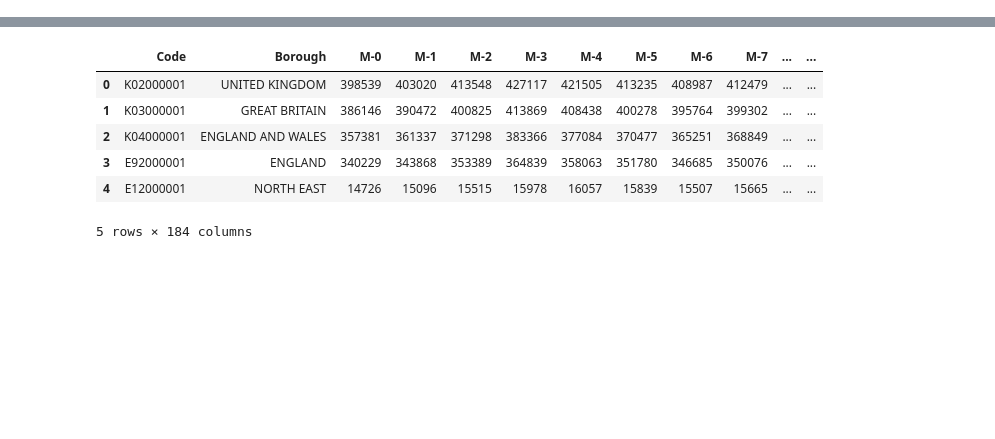
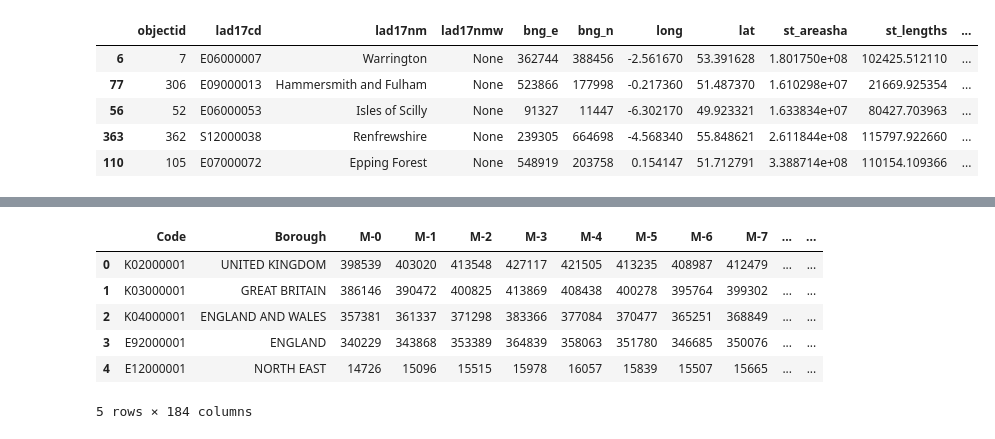
Before and after one commit to ninjananjo/Clothing-Store-Competition, a Jupyter notebook: Optimal Store Location/UK_population_by_demographics.ipynb, the cells around one changed output, grey strips where cells are left out. Saved outputs shown, nothing was run; the diff lists cells and outputs as text; code cells hidden in the pictures; blank space fills up the shorter version.

```diff
--- a/Optimal Store Location/UK_population_by_demographics.ipynb
+++ b/Optimal Store Location/UK_population_by_demographics.ipynb
@@ -9,0 +32,9 @@ Requirement already satisfied: six>=1.5 in c:\users\james\anaconda3\lib\site-pac
+# %%
+gdf.sample(5)
+# %% [output]
+|  | objectid | lad17cd | lad17nm | lad17nmw | bng_e | bng_n | long | lat | st_areasha | st_lengths | ... |
+| 6 | 7 | E06000007 | Warrington | None | 362744 | 388456 | -2.561670 | 53.391628 | 1.801750e+08 | 102425.512110 | ... |
+| 77 | 306 | E09000013 | Hammersmith and Fulham | None | 523866 | 177998 | -0.217360 | 51.487370 | 1.610298e+07 | 21669.925354 | ... |
+| 56 | 52 | E06000053 | Isles of Scilly | None | 91327 | 11447 | -6.302170 | 49.923321 | 1.633834e+07 | 80427.703963 | ... |
+| 363 | 362 | S12000038 | Renfrewshire | None | 239305 | 664698 | -4.568340 | 55.848621 | 2.611844e+08 | 115797.922660 | ... |
+| 110 | 105 | E07000072 | Epping Forest | None | 548919 | 203758 | 0.154147 | 51.712791 | 3.388714e+08 | 110154.109366 | ... |
```
Also changed, not shown: parts of 7 cells of this notebook, 6 other files.
